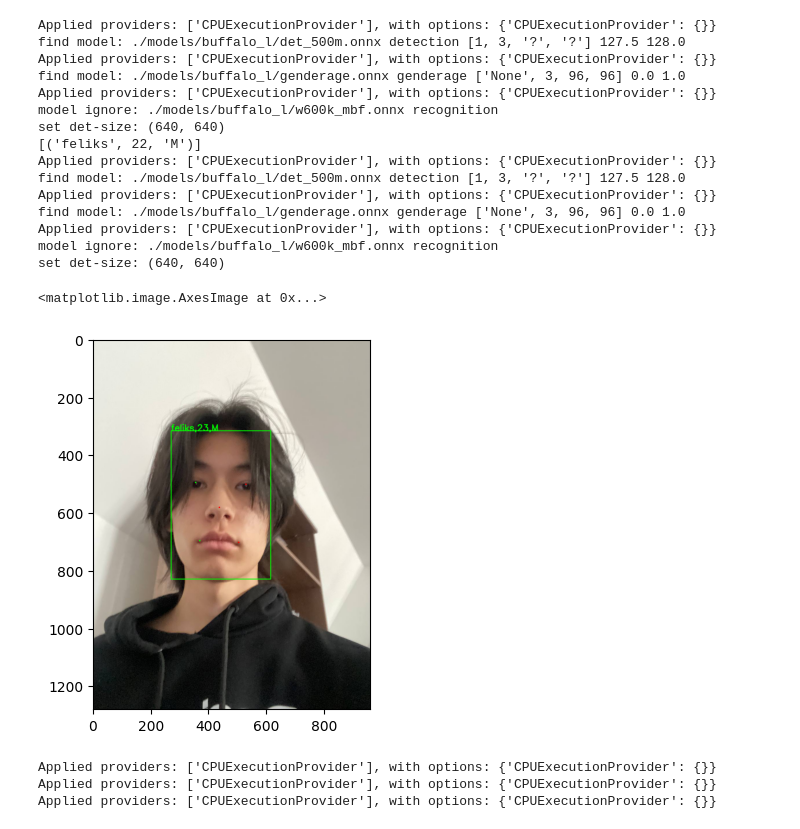
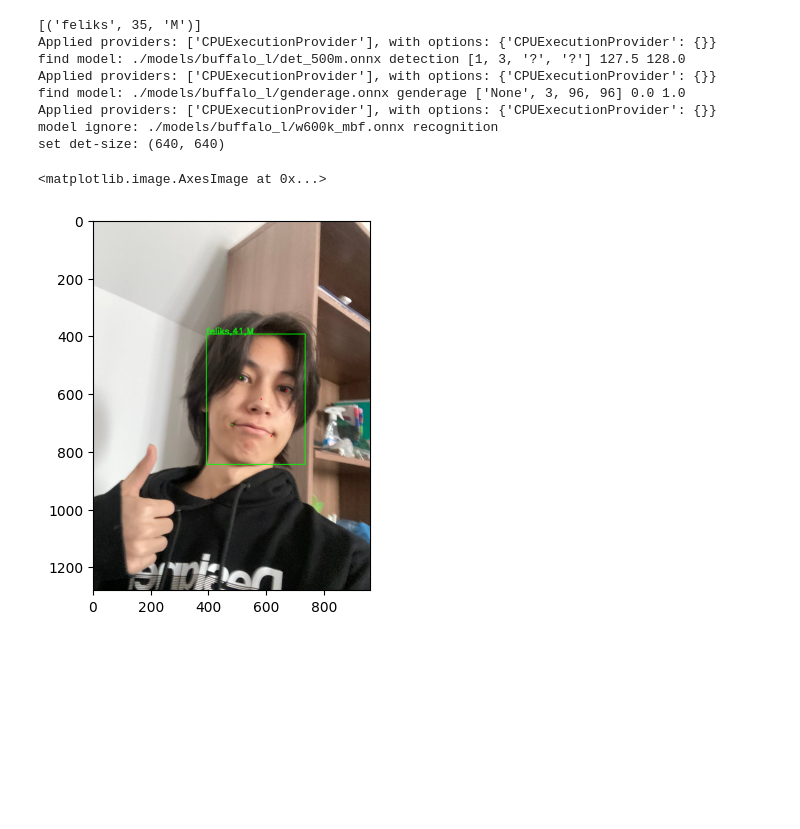
Before and after one commit to feliksKdm/faceid_insightface, a Jupyter notebook: make_faces.ipynb, the cells around one changed output. Cells and saved outputs as stored; diff of their text form; code cells hidden in the pictures; blank space fills up the shorter version.

```diff
--- a/make_faces.ipynb
+++ b/make_faces.ipynb
@@ -16,46 +9,19 @@ Applied providers: ['CPUExecutionProvider'], with options: {'CPUExecutionProvide
 # %%
-app = FaceAnalysis(allowed_modules=['detection', 'genderage'], root = './')
-app.prepare(ctx_id=0 ,det_size=(640,640))
-
-img_path = '/home/feliks/Downloads/photo_5256188845681137684_y.jpg'
+img_path = '/home/feliks/Documents/faceid/insightface/data/raw/feliks/photo_5256188845681137670_y.jpg'
 img = cv2.imread(img_path)
-
-faces = app.get(img)
-
 
 print(pred_face(img_path))
 
 img, names = draw_on(img_path)
 plt.imshow(img[:,:,::-1])
 # %% [output]
+[('feliks', 35, 'M')]
 Applied providers: ['CPUExecutionProvider'], with options: {'CPUExecutionProvider': {}}
 find model: ./models/buffalo_l/det_500m.onnx detection [1, 3, '?', '?'] 127.5 128.0
 Applied providers: ['CPUExecutionProvider'], with options: {'CPUExecutionProvider': {}}
 find model: ./models/buffalo_l/genderage.onnx genderage ['None', 3, 96, 96] 0.0 1.0
 Applied providers: ['CPUExecutionProvider'], with options: {'CPUExecutionProvider': {}}
 model ignore: ./models/buffalo_l/w600k_mbf.onnx recognition
 set det-size: (640, 640)
-[('feliks', 22, 'M')]
-Applied providers: ['CPUExecutionProvider'], with options: {'CPUExecutionProvider': {}}
-find model: ./models/buffalo_l/det_500m.onnx detection [1, 3, '?', '?'] 127.5 128.0
-Applied providers: ['CPUExecutionProvider'], with options: {'CPUExecutionProvider': {}}
-find model: ./models/buffalo_l/genderage.onnx genderage ['None', 3, 96, 96] 0.0 1.0
-Applied providers: ['CPUExecutionProvider'], with options: {'CPUExecutionProvider': {}}
-model ignore: ./models/buffalo_l/w600k_mbf.onnx recognition
-set det-size: (640, 640)
 <matplotlib.image.AxesImage at 0x...>
-[figure, old version]
+[figure, new version]
-# %%
-det_model_path = 'buffalo_s/det_500m.onnx'
-rec_model_path = 'buffalo_s/w600k_mbf.onnx'
-gender_age_model_path = 'buffalo_s/genderage.onnx'
-
-det_model = model_zoo.get_model(f'./models/{det_model_path}')
-rec_model = model_zoo.get_model(f'./models/{rec_model_path}')
-gender_age = model_zoo.get_model(f'./models/{gender_age_model_path}')
-
-det_model.prepare(ctx_id=0, input_size=(640, 640), det_thres=0.5)
-# %% [output]
-Applied providers: ['CPUExecutionProvider'], with options: {'CPUExecutionProvider': {}}
-Applied providers: ['CPUExecutionProvider'], with options: {'CPUExecutionProvider': {}}
-Applied providers: ['CPUExecutionProvider'], with options: {'CPUExecutionProvider': {}}
```
Also changed, not shown: parts of 5 cells of this notebook.
